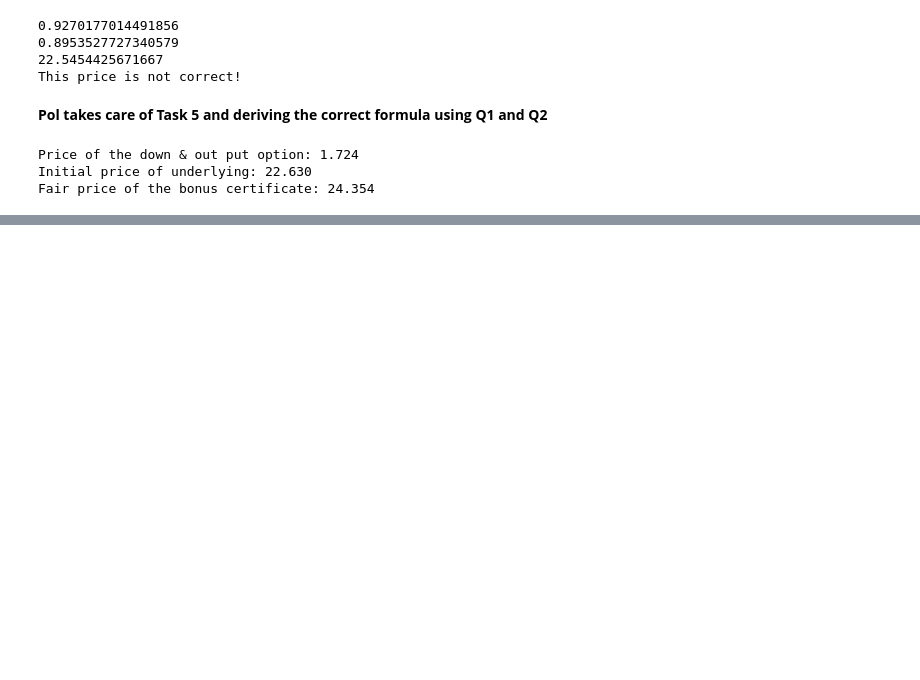
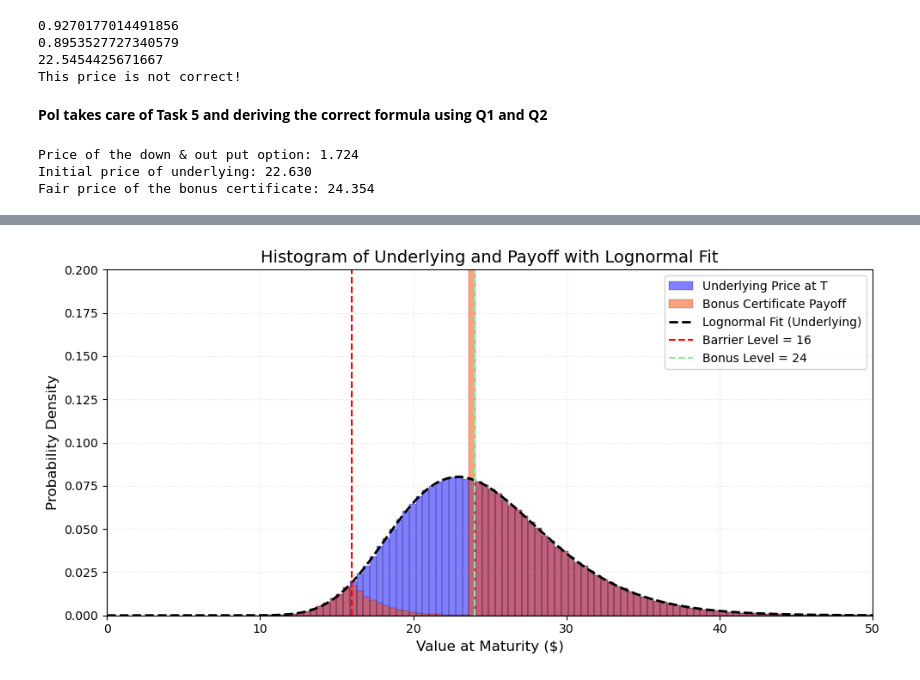
Before and after one commit to manuelgonzalzz/bonus-certificate, a Jupyter notebook: manuel.ipynb, the cells around one changed output, grey strips where cells are left out. Cells and saved outputs as stored; diff of their text form; code cells hidden in the pictures; blank space fills up the shorter version.

```diff
--- a/manuel.ipynb
+++ b/manuel.ipynb
@@ -525,0 +653,38 @@ Estimator of Risk Neutral Price of Basic Bonus: 24.254
+# %%
+from scipy.stats import lognorm
+
+# Fit a lognormal distribution to the underlying
+s = sigma
+scale = P0 * np.exp(b - 0.5 * sigma * sigma * T)
+x = np.linspace(0.01, 50, 1000)
+y = lognorm.pdf(x, s=s, scale=scale)
+
+plt.figure(figsize=(10, 5))
+
+# Plot histograms
+plt.hist(PT, bins=150, density=True, alpha=0.5, color='blue',
+         edgecolor='black', linewidth=0.3, label='Underlying Price at T')
+
+plt.hist(payoffs, bins=150, density=True, alpha=0.5, color='orangered',
+         edgecolor='black', linewidth=0.3, label='Bonus Certificate Payoff')
+
+# Plot fitted lognormal PDF
+plt.plot(x, y, color='black', linestyle='--', linewidth=2,
+         label='Lognormal Fit (Underlying)')
+
+# Add vertical reference lines
+plt.axvline(x=H, color='red', linestyle='--', linewidth=1.5, alpha=1, label=f'Barrier Level = {H}')
+plt.axvline(x=B, color='lightgreen', linestyle='--', linewidth=1.5, alpha=1, label=f'Bonus Level = {B}')
+
+# Labels, legend, and layout
+plt.title('Histogram of Underlying and Payoff with Lognormal Fit', fontsize=14)
+plt.xlabel('Value at Maturity ($)', fontsize=12)
+plt.ylabel('Probability Density', fontsize=12)
+plt.xlim(0, 50)
+plt.ylim(0, 0.2)
+plt.legend(frameon=True)
+plt.grid(True, linestyle='--', alpha=0.2)
+plt.tight_layout()
+plt.show()
+# %% [output]
+[figure, added]
```
Also changed, not shown: parts of 11 cells of this notebook.
